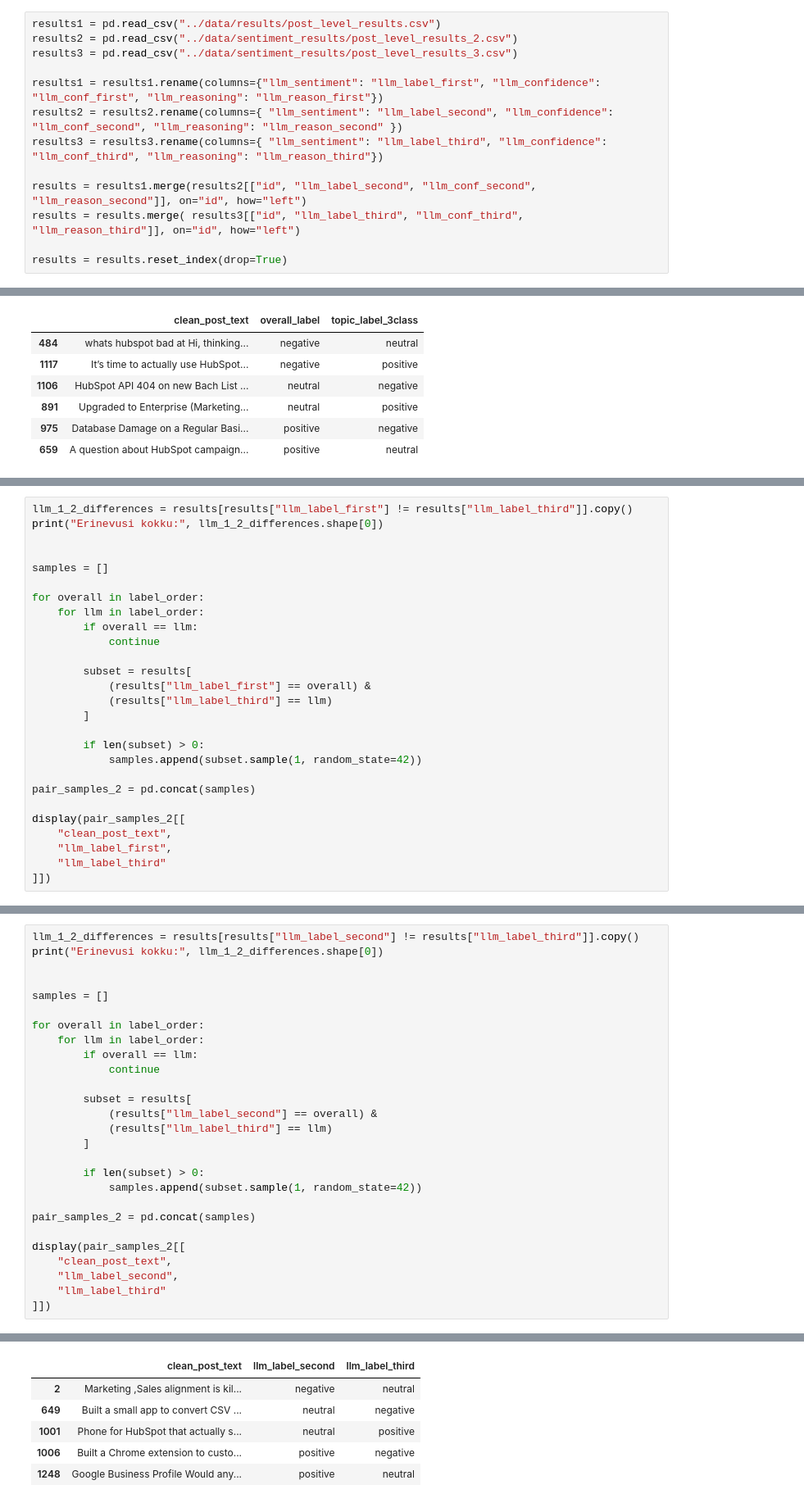
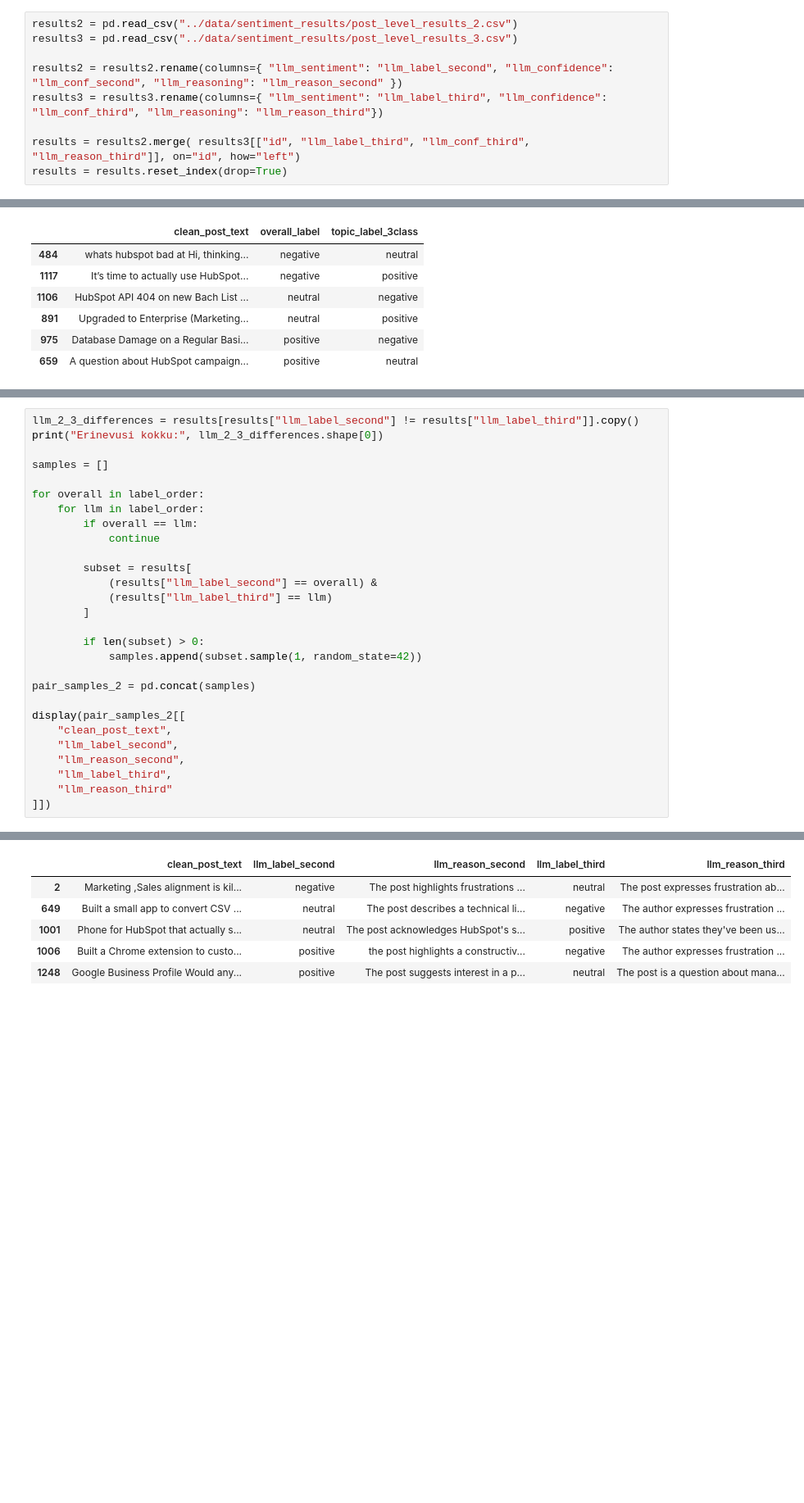
Before and after one commit to annmarleenvarul/Redditi-postituste-automaatne-klassifitseerimine-erineva-signaalitasemega-keskkondades, a Jupyter notebook: notebooks/model_comparison.ipynb, the cells around one changed output, grey strips where cells are left out. Shown at 82% size. Cells and saved outputs as stored; diff of their text form; blank space fills up the shorter version.

```diff
--- a/notebooks/model_comparison.ipynb
+++ b/notebooks/model_comparison.ipynb
@@ -1,15 +1,11 @@
 # %%
 import pandas as pd
 # %%
-results1 = pd.read_csv("../data/results/post_level_results.csv")
 results2 = pd.read_csv("../data/sentiment_results/post_level_results_2.csv")
 results3 = pd.read_csv("../data/sentiment_results/post_level_results_3.csv")
 
-results1 = results1.rename(columns={"llm_sentiment": "llm_label_first", "llm_confidence": "llm_conf_first", "llm_reasoning": "llm_reason_first"})
 results2 = results2.rename(columns={ "llm_sentiment": "llm_label_second", "llm_confidence": "llm_conf_second", "llm_reasoning": "llm_reason_second" })
 results3 = results3.rename(columns={ "llm_sentiment": "llm_label_third", "llm_confidence": "llm_conf_third", "llm_reasoning": "llm_reason_third"})
 
-results = results1.merge(results2[["id", "llm_label_second", "llm_conf_second", "llm_reason_second"]], on="id", how="left")
-results = results.merge( results3[["id", "llm_label_third", "llm_conf_third", "llm_reason_third"]], on="id", how="left")
-
+results = results2.merge( results3[["id", "llm_label_third", "llm_conf_third", "llm_reason_third"]], on="id", how="left")
 results = results.reset_index(drop=True)
@@ -268,27 +270,0 @@ Erinevusi kokku: 218
-# %%
-llm_1_2_differences = results[results["llm_label_first"] != results["llm_label_third"]].copy()
-print("Erinevusi kokku:", llm_1_2_differences.shape[0])
-
-
-samples = []
-
-for overall in label_order:
-    for llm in label_order:
-        if overall == llm:
-            continue
-
-        subset = results[
-            (results["llm_label_first"] == overall) &
-            (results["llm_label_third"] == llm)
-        ]
-
-        if len(subset) > 0:
-            samples.append(subset.sample(1, random_state=42))
-
-pair_samples_2 = pd.concat(samples)
-
-display(pair_samples_2[[
-    "clean_post_text",
-    "llm_label_first",
-    "llm_label_third"
-]])
@@ -303,35 +276,36 @@ Erinevusi kokku: 281
 # %%
-llm_1_2_differences = results[results["llm_label_second"] != results["llm_label_third"]].copy()
-print("Erinevusi kokku:", llm_1_2_differences.shape[0])
-
+llm_2_3_differences = results[results["llm_label_second"] != results["llm_label_third"]].copy()
+print("Erinevusi kokku:", llm_2_3_differences.shape[0])
 
 samples = []
 
 for overall in label_order:
     for llm in label_order:
         if overall == llm:
             continue
 
         subset = results[
             (results["llm_label_second"] == overall) &
             (results["llm_label_third"] == llm)
         ]
 
         if len(subset) > 0:
             samples.append(subset.sample(1, random_state=42))
 
 pair_samples_2 = pd.concat(samples)
 
 display(pair_samples_2[[
     "clean_post_text",
     "llm_label_second",
-    "llm_label_third"
+    "llm_reason_second",
+    "llm_label_third",
+    "llm_reason_third"
 ]])
 # %% [output]
 Erinevusi kokku: 302
-|  | clean_post_text | llm_label_second | llm_label_third |
-| 2 | Marketing ,Sales alignment is kil... | negative | neutral |
-| 649 | Built a small app to convert CSV ... | neutral | negative |
-| 1001 | Phone for HubSpot that actually s... | neutral | positive |
-| 1006 | Built a Chrome extension to custo... | positive | negative |
-| 1248 | Google Business Profile Would any... | positive | neutral |
+|  | clean_post_text | llm_label_second | llm_reason_second | llm_label_third | llm_reason_third |
+| 2 | Marketing ,Sales alignment is kil... | negative | The post highlights frustrations ... | neutral | The post expresses frustration ab... |
+| 649 | Built a small app to convert CSV ... | neutral | The post describes a technical li... | negative | The author expresses frustration ... |
+| 1001 | Phone for HubSpot that actually s... | neutral | The post acknowledges HubSpot's s... | positive | The author states they've been us... |
+| 1006 | Built a Chrome extension to custo... | positive | the post highlights a constructiv... | negative | The author expresses frustration ... |
+| 1248 | Google Business Profile Would any... | positive | The post suggests interest in a p... | neutral | The post is a question about mana... |
```
Also changed, not shown: parts of 18 cells of this notebook, 38 other files.
